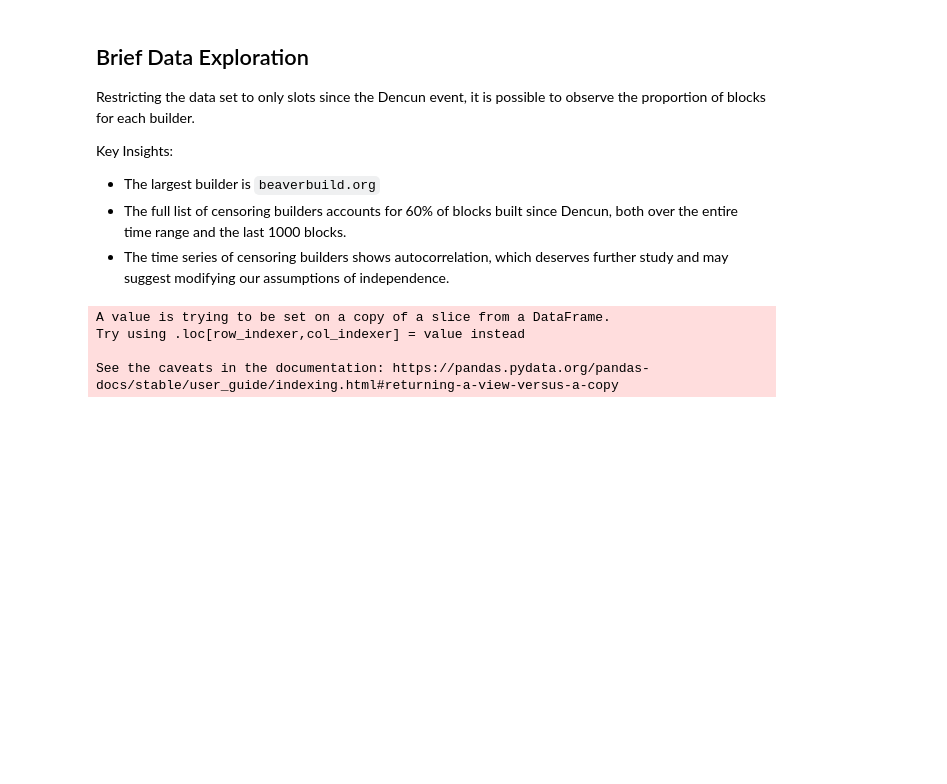
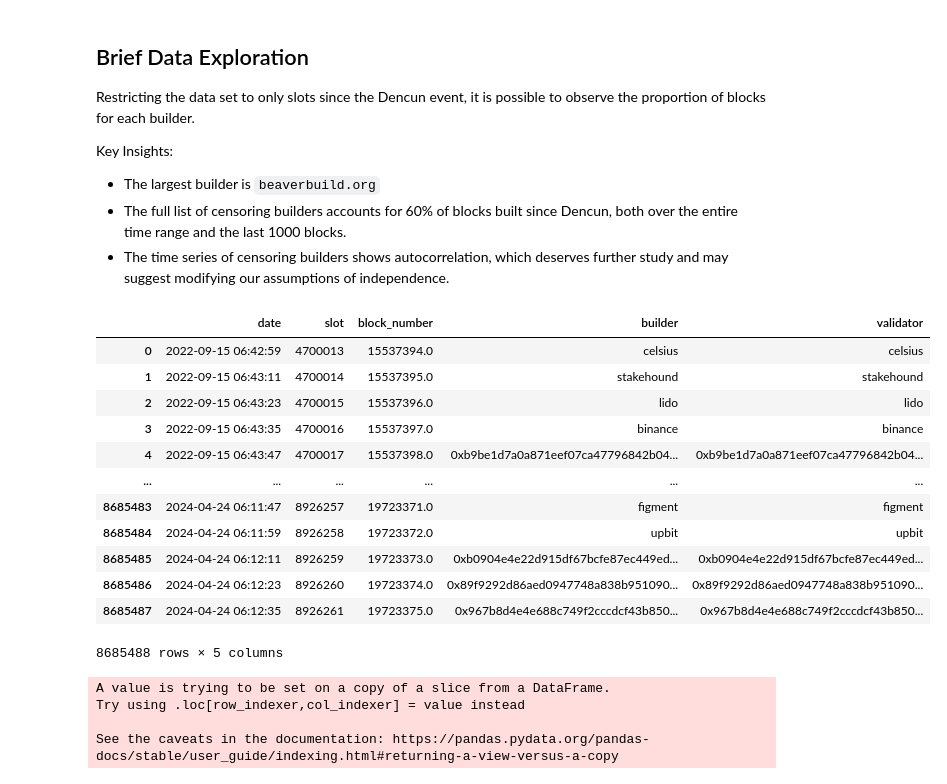
Before and after one commit to BlockScience/aztec-gddt, a Jupyter notebook: notebooks/censorship_probability_investigation.ipynb, the cells around one changed output. Cells and saved outputs as stored; diff of their text form; code cells hidden in the pictures; blank space fills up the shorter version.

```diff
--- a/notebooks/censorship_probability_investigation.ipynb
+++ b/notebooks/censorship_probability_investigation.ipynb
@@ -99,9 +99,25 @@ Key Insights:
 # %%
 # Load from the Cloud. Can take ~30s to ~120s.
 
-data = pd.read_parquet('s3://aztec-gddt/aux-data/eth_builder_validator_data.parquet.gz')
+# data = pd.read_parquet('s3://aztec-gddt/aux-data/eth_builder_validator_data.parquet.gz')
 
-#data = pd.read_parquet('../data/auxiliary/eth_builder_validator_data.parquet.gz')
+data = pd.read_parquet('../data/auxiliary/eth_builder_validator_data.parquet.gz')
+# %%
+data
+# %% [output]
+|  | date | slot | block_number | builder | validator |
+| 0 | 2022-09-15 06:42:59 | 4700013 | 15537394.0 | celsius | celsius |
+| 1 | 2022-09-15 06:43:11 | 4700014 | 15537395.0 | stakehound | stakehound |
+| 2 | 2022-09-15 06:43:23 | 4700015 | 15537396.0 | lido | lido |
+| 3 | 2022-09-15 06:43:35 | 4700016 | 15537397.0 | binance | binance |
+| 4 | 2022-09-15 06:43:47 | 4700017 | 15537398.0 | 0xb9be1d7a0a871eef07ca47796842b04... | 0xb9be1d7a0a871eef07ca47796842b04... |
+| ... | ... | ... | ... | ... | ... |
+| 8685483 | 2024-04-24 06:11:47 | 8926257 | 19723371.0 | figment | figment |
+| 8685484 | 2024-04-24 06:11:59 | 8926258 | 19723372.0 | upbit | upbit |
+| 8685485 | 2024-04-24 06:12:11 | 8926259 | 19723373.0 | 0xb0904e4e22d915df67bcfe87ec449ed... | 0xb0904e4e22d915df67bcfe87ec449ed... |
+| 8685486 | 2024-04-24 06:12:23 | 8926260 | 19723374.0 | 0x89f9292d86aed0947748a838b951090... | 0x89f9292d86aed0947748a838b951090... |
+| 8685487 | 2024-04-24 06:12:35 | 8926261 | 19723375.0 | 0x967b8d4e4e688c749f2cccdcf43b850... | 0x967b8d4e4e688c749f2cccdcf43b850... |
+8685488 rows × 5 columns
 # %%
 DENCUN_SLOT = 8626718
 data_to_use = data.query(f"slot > {DENCUN_SLOT}")
```
Also changed, not shown: 2 other files.
